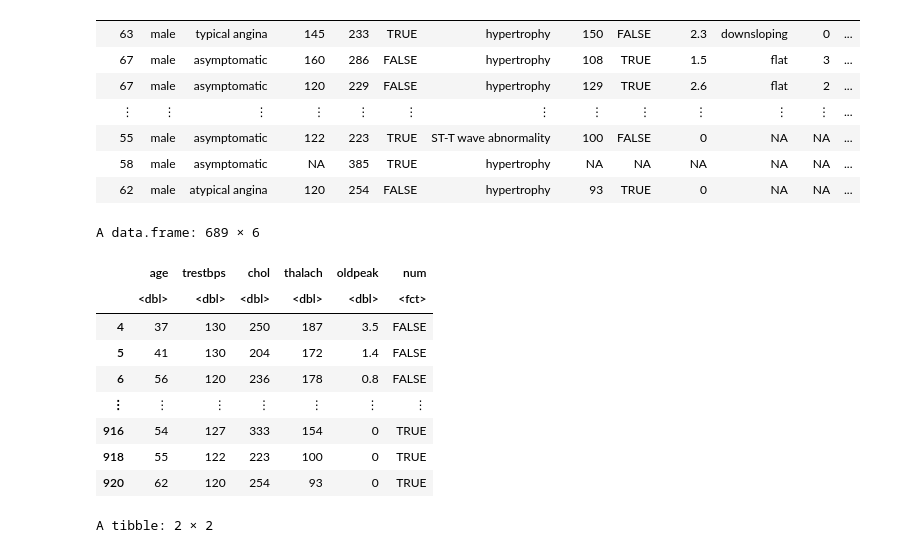
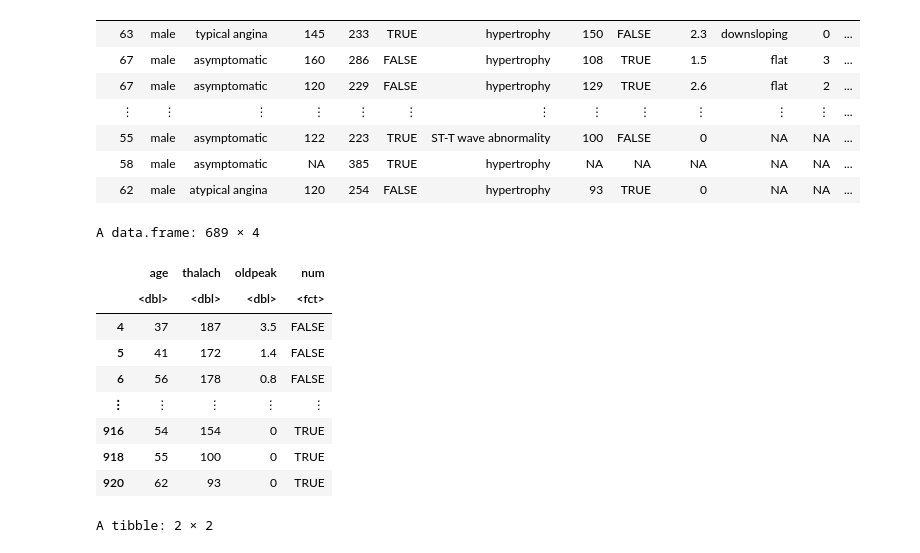
Before and after one commit to EdwardJXLi/DSCI-100-group-project, a Jupyter notebook: project.ipynb, the cells around one changed output. Cells and saved outputs as stored; diff of their text form; code cells hidden in the pictures.

```diff
--- a/project.ipynb
+++ b/project.ipynb
@@ -167,25 +167,25 @@ A data.frame: 920 × 15
 | 62 | male | atypical angina | 120 | 254 | FALSE | hypertrophy | 93 | TRUE | 0 | NA | NA | ... |
 # %%
 set.seed(1000)
-#Select only numerical variables
+#Select only predictor variables
 heart_num <- heart_data |>
-    select(age, trestbps, chol, thalach, oldpeak, num)
-#Split into 75% train and 25% test
+    select(age, thalach, oldpeak, num)
+#Split into 75% training and 25% testing
 heart_split <- initial_split(heart_num, prop=0.75, strata = num)
 heart_training <- training(heart_split)
 heart_testing <- testing(heart_split)
 heart_training
 # %% [output]
-A data.frame: 689 × 6
+A data.frame: 689 × 4
-|  | age | trestbps | chol | thalach | oldpeak | num |
-|  | <dbl> | <dbl> | <dbl> | <dbl> | <dbl> | <fct> |
-| 4 | 37 | 130 | 250 | 187 | 3.5 | FALSE |
-| 5 | 41 | 130 | 204 | 172 | 1.4 | FALSE |
-| 6 | 56 | 120 | 236 | 178 | 0.8 | FALSE |
-| ⋮ | ⋮ | ⋮ | ⋮ | ⋮ | ⋮ | ⋮ |
-| 916 | 54 | 127 | 333 | 154 | 0 | TRUE |
-| 918 | 55 | 122 | 223 | 100 | 0 | TRUE |
-| 920 | 62 | 120 | 254 | 93 | 0 | TRUE |
+|  | age | thalach | oldpeak | num |
+|  | <dbl> | <dbl> | <dbl> | <fct> |
+| 4 | 37 | 187 | 3.5 | FALSE |
+| 5 | 41 | 172 | 1.4 | FALSE |
+| 6 | 56 | 178 | 0.8 | FALSE |
+| ⋮ | ⋮ | ⋮ | ⋮ | ⋮ |
+| 916 | 54 | 154 | 0 | TRUE |
+| 918 | 55 | 100 | 0 | TRUE |
+| 920 | 62 | 93 | 0 | TRUE |
 # %%
 options(repr.plot.height=7, repr.plot.width = 6)
 # Distribution of target class
```
Also changed, not shown: parts of 6 cells of this notebook.
